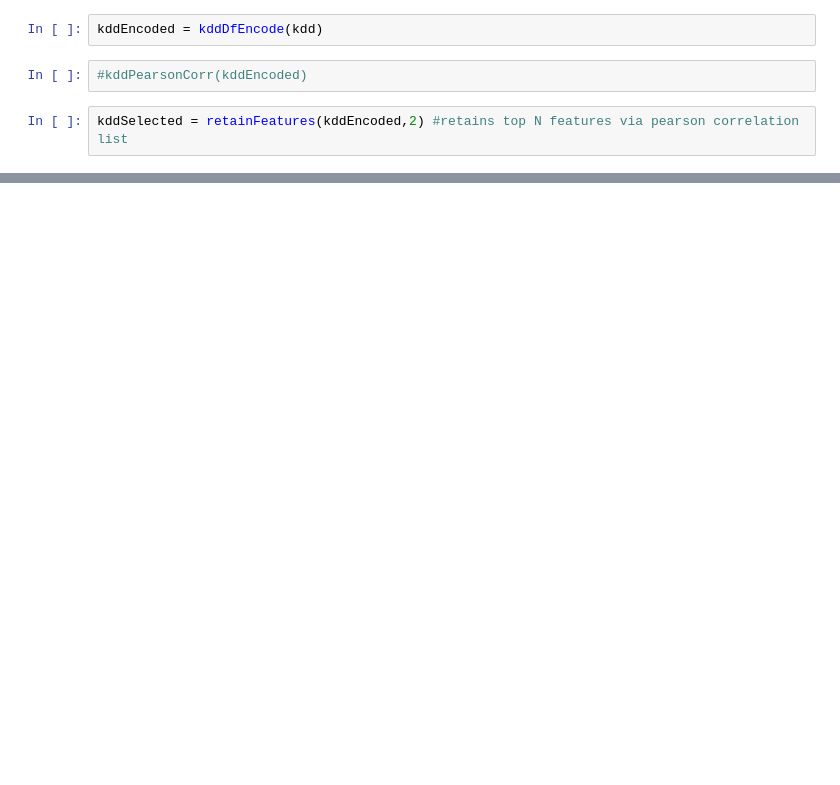
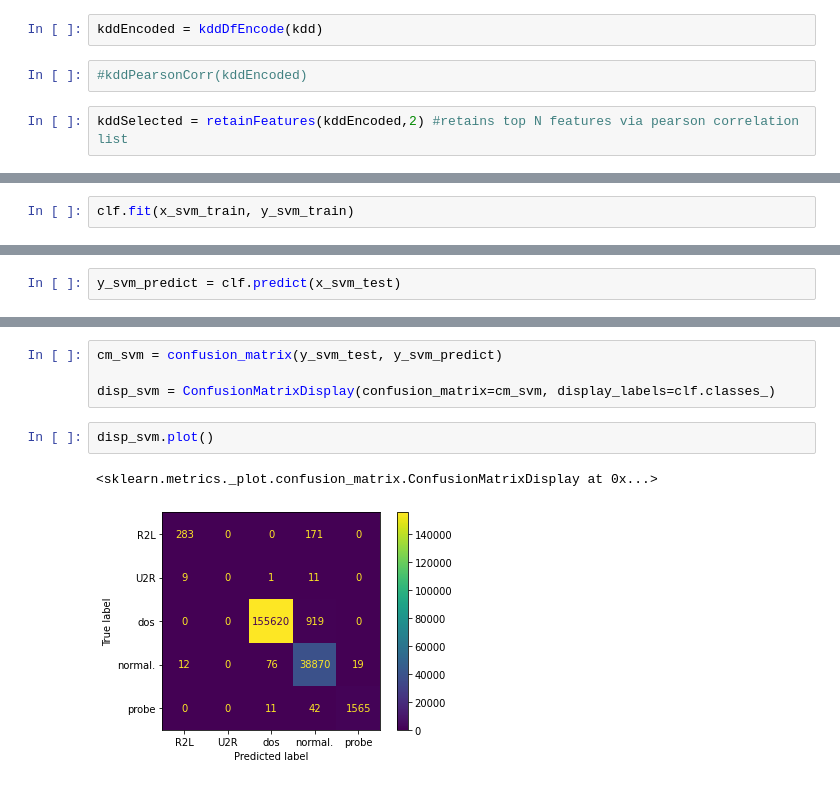
Before and after one commit to gabrielleviray/CMPE_209_Group_1_Project, a Jupyter notebook: main.ipynb, the cells around one changed output, grey strips where cells are left out. Drawn from its saved outputs; the diff is of its cells as text; blank space fills up the shorter version.

```diff
--- a/main.ipynb
+++ b/main.ipynb
@@ -88,0 +238,2 @@ kddSelected = kddSelected[kddSelected.src_bytes != outlier]
+# %%
+clf.fit(x_svm_train, y_svm_train)
@@ -88,0 +243,2 @@ kddSelected = kddSelected[kddSelected.src_bytes != outlier]
+# %%
+y_svm_predict = clf.predict(x_svm_test)
@@ -88,0 +267,9 @@ kddSelected = kddSelected[kddSelected.src_bytes != outlier]
+# %%
+cm_svm = confusion_matrix(y_svm_test, y_svm_predict)
+
+disp_svm = ConfusionMatrixDisplay(confusion_matrix=cm_svm, display_labels=clf.classes_)
+# %%
+disp_svm.plot()
+# %% [output]
+<sklearn.metrics._plot.confusion_matrix.ConfusionMatrixDisplay at 0x...>
+[figure, added]
```
Also changed, not shown: parts of 36 cells of this notebook, 2 other files.
